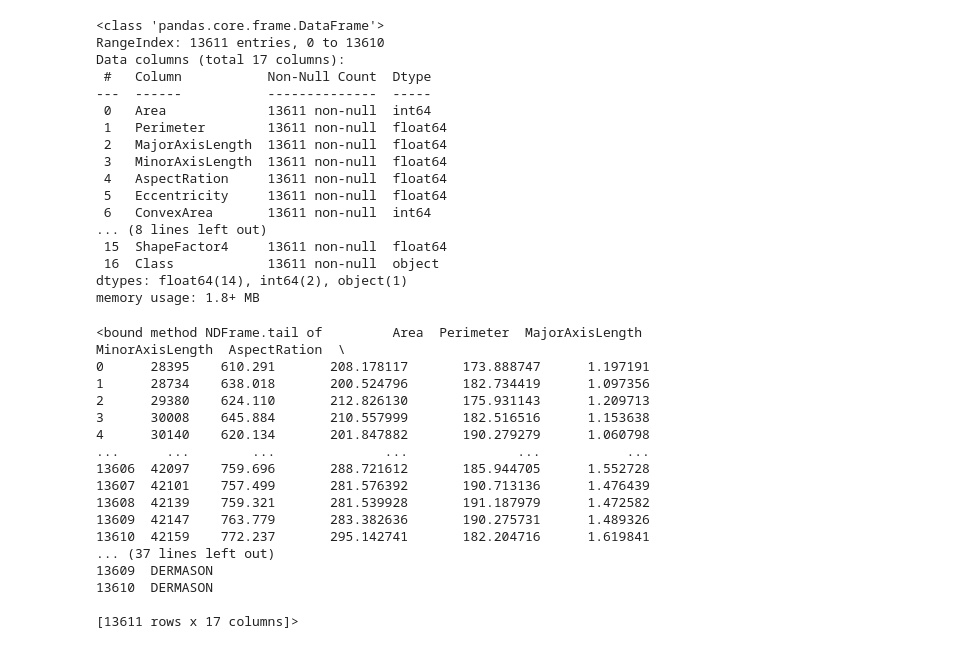
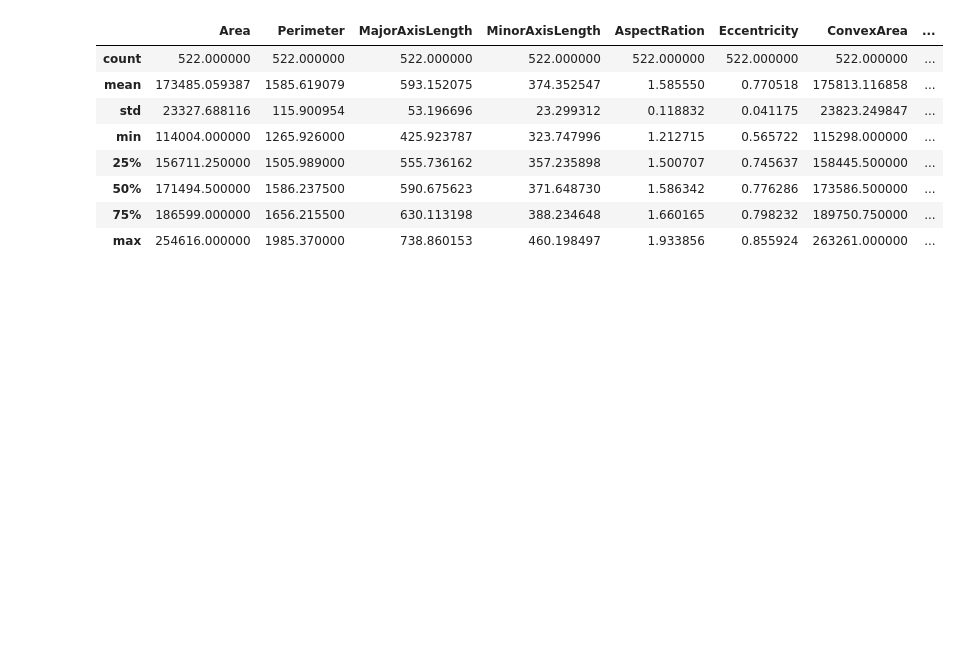
Before and after one commit to samuponz/drybeans, a Jupyter notebook: drybeans.ipynb, the cells around one changed output. Saved outputs shown, nothing was run; the diff lists cells and outputs as text; code cells hidden in the pictures; blank space fills up the shorter version.

```diff
--- a/drybeans.ipynb
+++ b/drybeans.ipynb
@@ -5,42 +6,15 @@ import numpy as np
 import pandas as pd
 # %%
 df = pd.read_excel("DryBeanDataset/Dry_Bean_Dataset.xlsx")
-# %%
-df.info()
-df.head()
-df.tail
-# %% [output]
-<class 'pandas.core.frame.DataFrame'>
-RangeIndex: 13611 entries, 0 to 13610
-Data columns (total 17 columns):
- #   Column           Non-Null Count  Dtype
----  ------           --------------  -----
- 0   Area             13611 non-null  int64
- 1   Perimeter        13611 non-null  float64
- 2   MajorAxisLength  13611 non-null  float64
- 3   MinorAxisLength  13611 non-null  float64
- 4   AspectRation     13611 non-null  float64
- 5   Eccentricity     13611 non-null  float64
- 6   ConvexArea       13611 non-null  int64
-... (8 lines left out)
- 15  ShapeFactor4     13611 non-null  float64
- 16  Class            13611 non-null  object
-dtypes: float64(14), int64(2), object(1)
-memory usage: 1.8+ MB
-<bound method NDFrame.tail of         Area  Perimeter  MajorAxisLength  MinorAxisLength  AspectRation  \
-0      28395    610.291       208.178117       173.888747      1.197191
-1      28734    638.018       200.524796       182.734419      1.097356
-2      29380    624.110       212.826130       175.931143      1.209713
-3      30008    645.884       210.557999       182.516516      1.153638
-4      30140    620.134       201.847882       190.279279      1.060798
-...      ...        ...              ...              ...           ...
-13606  42097    759.696       288.721612       185.944705      1.552728
-13607  42101    757.499       281.576392       190.713136      1.476439
-13608  42139    759.321       281.539928       191.187979      1.472582
-13609  42147    763.779       283.382636       190.275731      1.489326
-13610  42159    772.237       295.142741       182.204716      1.619841
-... (37 lines left out)
-13609  DERMASON
-13610  DERMASON
-
-[13611 rows x 17 columns]>
+# %%
+df[df['Class']=='BOMBAY'].describe()
+# %% [output]
+|  | Area | Perimeter | MajorAxisLength | MinorAxisLength | AspectRation | Eccentricity | ConvexArea | ... |
+| count | 522.000000 | 522.000000 | 522.000000 | 522.000000 | 522.000000 | 522.000000 | 522.000000 | ... |
+| mean | 173485.059387 | 1585.619079 | 593.152075 | 374.352547 | 1.585550 | 0.770518 | 175813.116858 | ... |
+| std | 23327.688116 | 115.900954 | 53.196696 | 23.299312 | 0.118832 | 0.041175 | 23823.249847 | ... |
+| min | 114004.000000 | 1265.926000 | 425.923787 | 323.747996 | 1.212715 | 0.565722 | 115298.000000 | ... |
+| 25% | 156711.250000 | 1505.989000 | 555.736162 | 357.235898 | 1.500707 | 0.745637 | 158445.500000 | ... |
+| 50% | 171494.500000 | 1586.237500 | 590.675623 | 371.648730 | 1.586342 | 0.776286 | 173586.500000 | ... |
+| 75% | 186599.000000 | 1656.215500 | 630.113198 | 388.234648 | 1.660165 | 0.798232 | 189750.750000 | ... |
+| max | 254616.000000 | 1985.370000 | 738.860153 | 460.198497 | 1.933856 | 0.855924 | 263261.000000 | ... |
```
Also changed, not shown: parts of 2 cells of this notebook.
